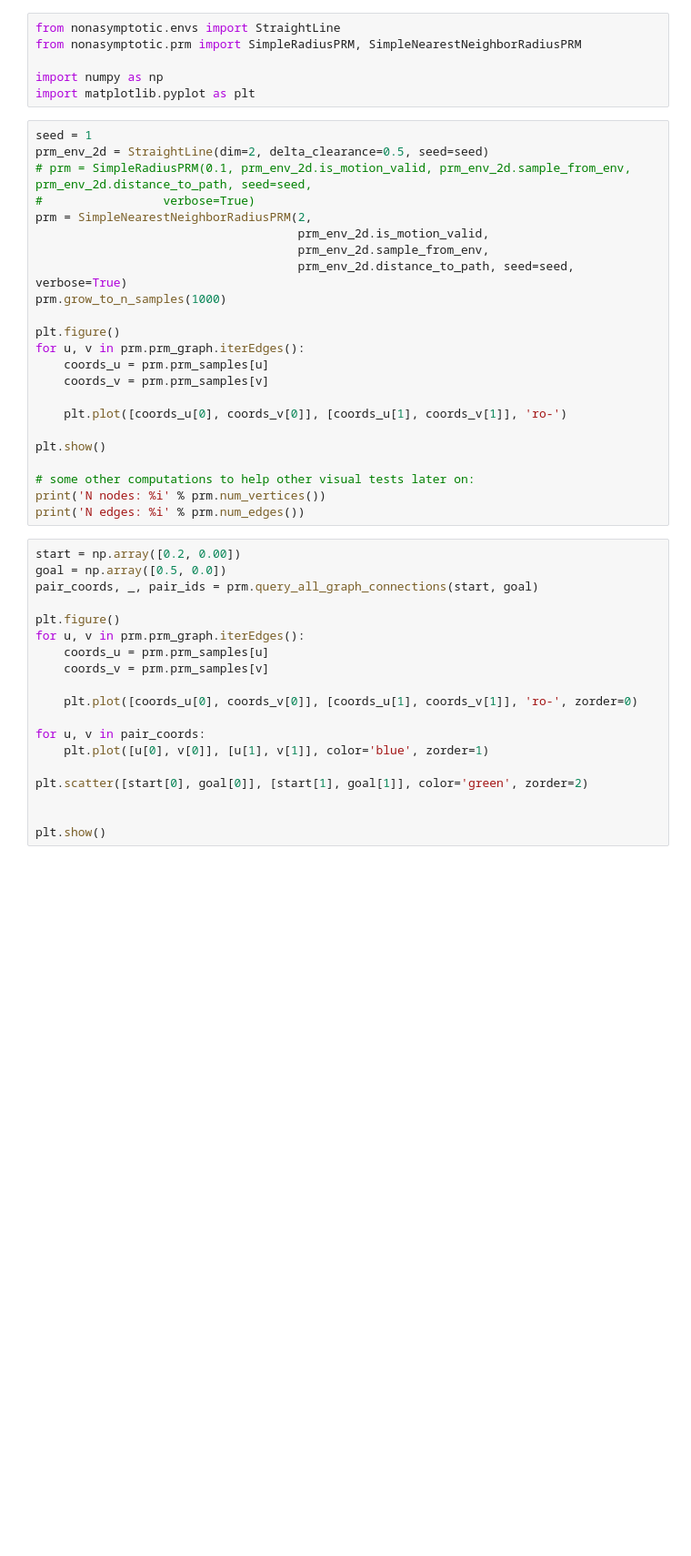
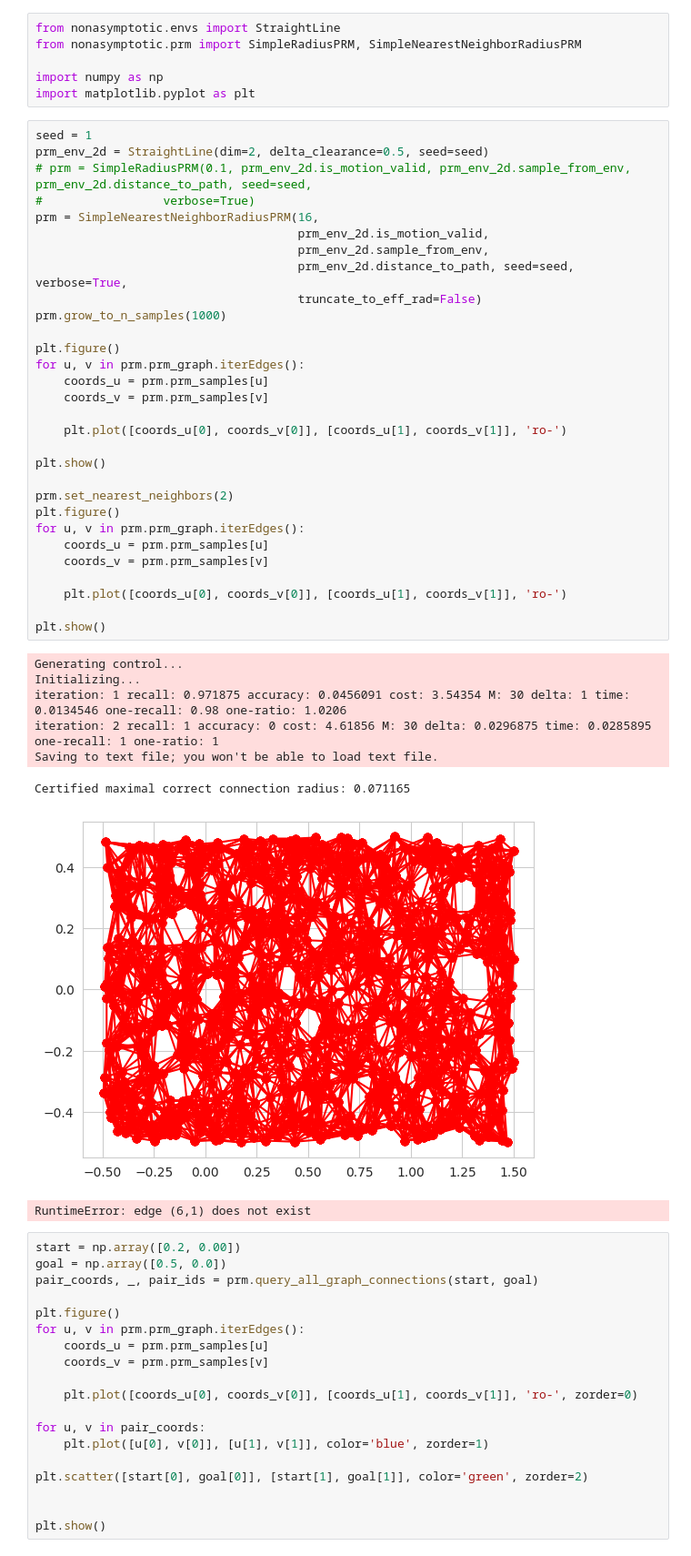
Before and after one commit to robustrobotics/nonasymptotic-mp, a Jupyter notebook: notebooks/vis_straight_line_env.ipynb, the cells around one changed output. Shown at 91% size. Saved outputs shown, nothing was run; the diff lists cells and outputs as text; blank space fills up the shorter version.

Commit message:
allow use of KNNRadiusPRM to be used as a regular knn prm as well (with changeable number of neighbors to reuse compute)

```diff
--- a/notebooks/vis_straight_line_env.ipynb
+++ b/notebooks/vis_straight_line_env.ipynb
@@ -7,26 +7,42 @@ import matplotlib.pyplot as plt
 # %%
 seed = 1
 prm_env_2d = StraightLine(dim=2, delta_clearance=0.5, seed=seed)
 # prm = SimpleRadiusPRM(0.1, prm_env_2d.is_motion_valid, prm_env_2d.sample_from_env, prm_env_2d.distance_to_path, seed=seed,
 #                 verbose=True)
-prm = SimpleNearestNeighborRadiusPRM(2,
+prm = SimpleNearestNeighborRadiusPRM(16,
                                      prm_env_2d.is_motion_valid,
                                      prm_env_2d.sample_from_env,
-                                     prm_env_2d.distance_to_path, seed=seed, verbose=True)
+                                     prm_env_2d.distance_to_path, seed=seed, verbose=True,
+                                     truncate_to_eff_rad=False)
 prm.grow_to_n_samples(1000)
 
 plt.figure()
 for u, v in prm.prm_graph.iterEdges():
     coords_u = prm.prm_samples[u]
     coords_v = prm.prm_samples[v]
 
     plt.plot([coords_u[0], coords_v[0]], [coords_u[1], coords_v[1]], 'ro-')
 
 plt.show()
 
-# some other computations to help other visual tests later on:
-print('N nodes: %i' % prm.num_vertices())
-print('N edges: %i' % prm.num_edges())
+prm.set_nearest_neighbors(2)
+plt.figure()
+for u, v in prm.prm_graph.iterEdges():
+    coords_u = prm.prm_samples[u]
+    coords_v = prm.prm_samples[v]
+
+    plt.plot([coords_u[0], coords_v[0]], [coords_u[1], coords_v[1]], 'ro-')
+
+plt.show()
+# %% [output]
+Generating control...
+Initializing...
+iteration: 1 recall: 0.971875 accuracy: 0.0456091 cost: 3.54354 M: 30 delta: 1 time: 0.0134546 one-recall: 0.98 one-ratio: 1.0206
+iteration: 2 recall: 1 accuracy: 0 cost: 4.61856 M: 30 delta: 0.0296875 time: 0.0285895 one-recall: 1 one-ratio: 1
+Saving to text file; you won't be able to load text file.
+Certified maximal correct connection radius: 0.071165
+[figure, added]
+RuntimeError: edge (6,1) does not exist
 # %%
 start = np.array([0.2, 0.00])
 goal = np.array([0.5, 0.0])
```
Also changed, not shown: 2 other files.
